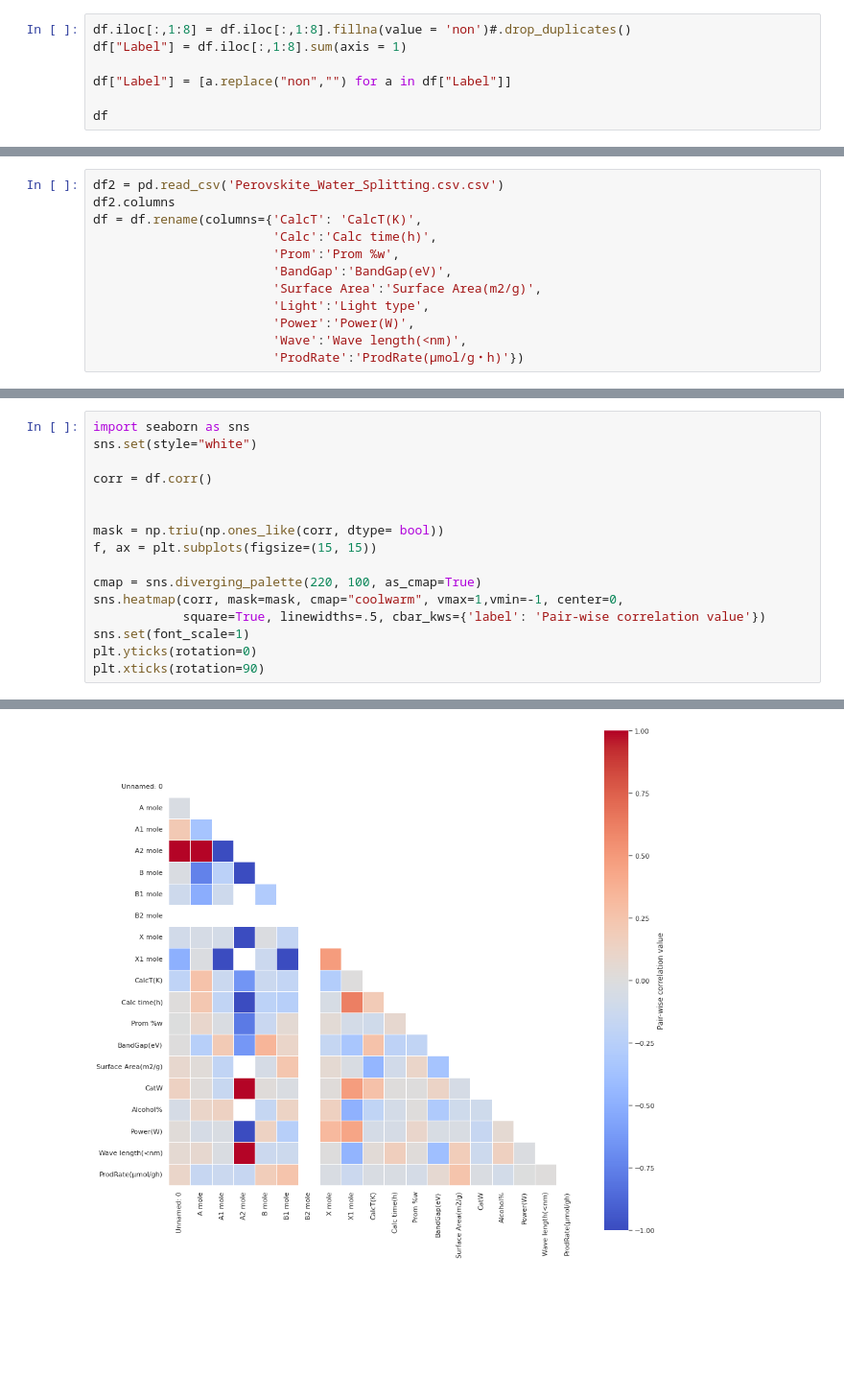
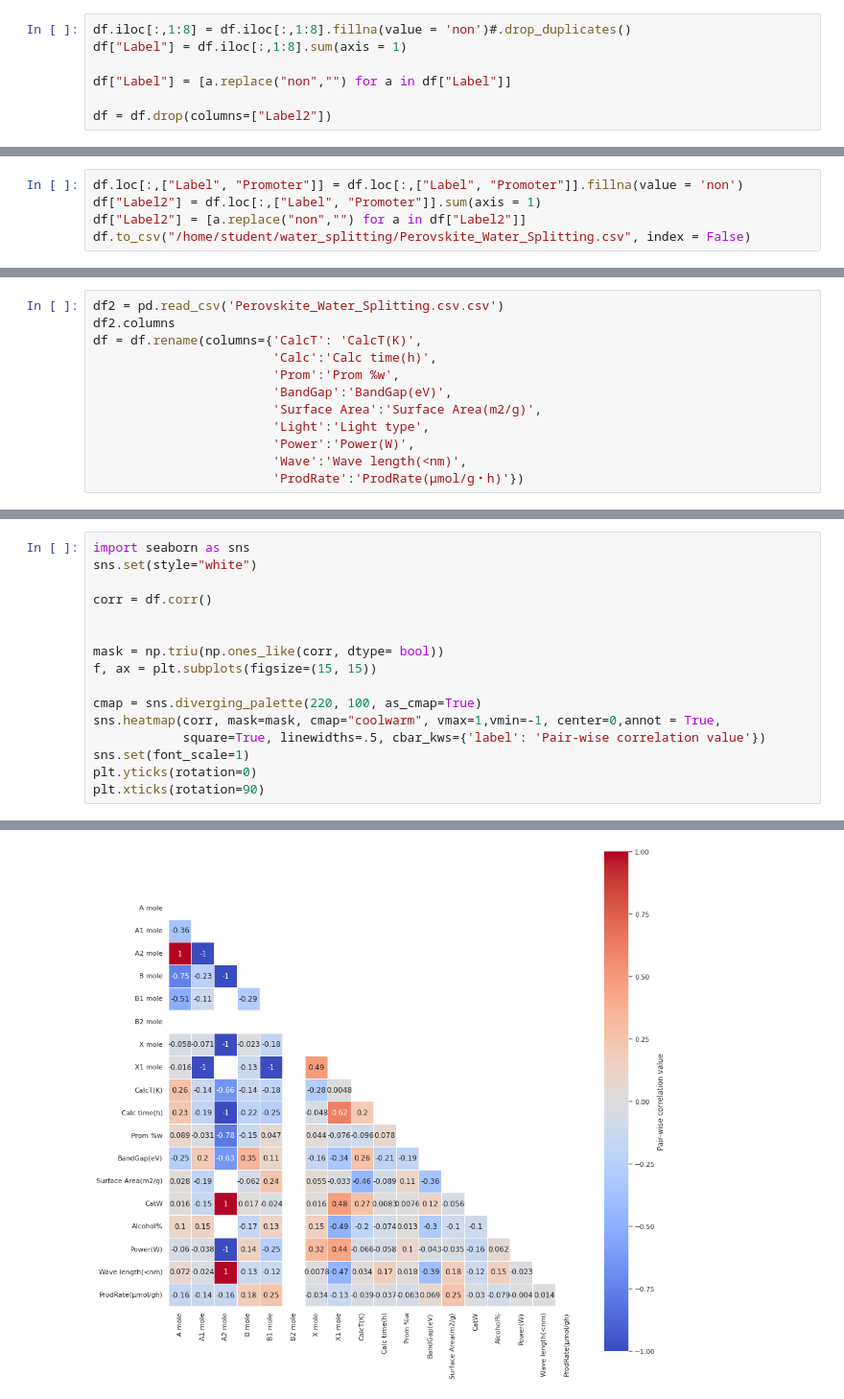
Before and after one commit to ShibataKenshin/Water_spliiting, a Jupyter notebook: heatmap_each_combination.ipynb, the cells around one changed output, grey strips where cells are left out. Shown at 96% size. Saved outputs shown, nothing was run; the diff lists cells and outputs as text; blank space fills up the shorter version.

```diff
--- a/heatmap_each_combination.ipynb
+++ b/heatmap_each_combination.ipynb
@@ -35,4 +35,4 @@ df["Label"] = df.iloc[:,1:8].sum(axis = 1)
 
 df["Label"] = [a.replace("non","") for a in df["Label"]]
 
-df
+df = df.drop(columns=["Label2"])
@@ -53,3 +39,8 @@ df
+# %%
+df.loc[:,["Label", "Promoter"]] = df.loc[:,["Label", "Promoter"]].fillna(value = 'non')
+df["Label2"] = df.loc[:,["Label", "Promoter"]].sum(axis = 1)
+df["Label2"] = [a.replace("non","") for a in df["Label2"]]
+df.to_csv("/home/student/water_splitting/Perovskite_Water_Splitting.csv", index = False)
 # %%
 ######　組合せの種類を見つけ出す。
 ######　元素記号をkeyにして各元素のLavelのlistをvalueにもつ辞書を作っておくと便利??
@@ -135,7 +128,7 @@ mask = np.triu(np.ones_like(corr, dtype= bool))
 f, ax = plt.subplots(figsize=(15, 15))
 
 cmap = sns.diverging_palette(220, 100, as_cmap=True)
-sns.heatmap(corr, mask=mask, cmap="coolwarm", vmax=1,vmin=-1, center=0,
+sns.heatmap(corr, mask=mask, cmap="coolwarm", vmax=1,vmin=-1, center=0,annot = True,
             square=True, linewidths=.5, cbar_kws={'label': 'Pair-wise correlation value'})
 sns.set(font_scale=1)
 plt.yticks(rotation=0)
@@ -161 +157 @@ plt.xticks(rotation=90)
-[figure, old version]
+[figure, new version]
```
Also changed, not shown: parts of 10 cells of this notebook, 2 other files.
